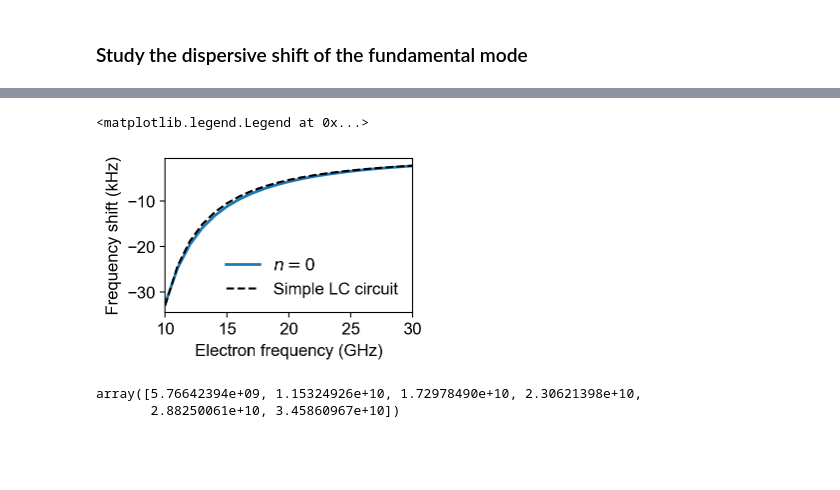
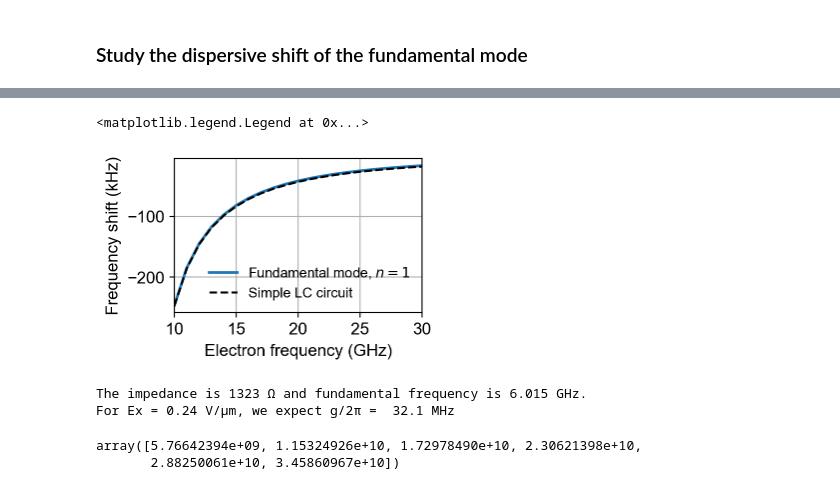
Before and after one commit to gkoolstra/quantum_electron, a Jupyter notebook: examples/97_transmission_line.ipynb, the cells around one changed output, grey strips where cells are left out. Saved outputs shown, nothing was run; the diff lists cells and outputs as text; code cells hidden in the pictures; blank space fills up the shorter version.

```diff
--- a/examples/97_transmission_line.ipynb
+++ b/examples/97_transmission_line.ipynb
@@ -545,18 +549,17 @@ eigenfreqs = np.zeros((len(dot_capacitances_fF), 6))
 
 fig = plt.figure(figsize=(6.,4.))
 
-for L_total_nH, C_total_fF in zip([200], [33]):
+for L_total_nH, C_total_fF, linestyle in zip([200], [33], ['-']):
     for m, C_dot_fF in enumerate(dot_capacitances_fF):
-
         evecs_sorted, ev_sorted, dV = make_network(dx_um=dx_um, total_length_mm=total_length_mm, C_dot_fF=C_dot_fF,
-                                                L_total_nH=L_total_nH, C_total_fF=C_total_fF, plot=False, return_all=True)
-
+                                                   L_total_nH=L_total_nH, C_total_fF=C_total_fF, plot=False, return_all=True)
 
         deltaV[m, :] = np.abs(np.array(dV))
         eigenfreqs[m, :] = np.sqrt(ev_sorted[:6]) / (2 * np.pi * 1e9)
 
     for k in range(4):
-        plt.plot(dot_capacitances_fF, deltaV[:, k] / 1e13)
+        plt.plot(dot_capacitances_fF, deltaV[:, k] / 1e13, linestyle)
+
     plt.xlabel("Dot capacitance (fF)")
     plt.ylabel("Voltage across the dot $V_0 - V_{-1}$ (a.u.)")
     plt.xlim(dot_capacitances_fF.min(), dot_capacitances_fF.max())
@@ -727,9 +730,11 @@ C_total_fF= 33
 
 s21s = np.zeros((len(dot_capacitances_fF), 10000))
 
-for m, C_dot_fF in tqdm(enumerate(dot_capacitances_fF)):
-    s21 = make_scikit_network(L_total_nH=L_total_nH, C_total_fF=C_total_fF, C_dot_fF=C_dot_fF, fmin=1e9, fmax=30e9, plot=False, return_all=True)
-    s21s[m, :] = 20 * np.log10(np.abs(s21))
+with alive_bar(len(dot_capacitances_fF), spinner='dots', force_tty=True) as bar:
+    for m, C_dot_fF in enumerate(dot_capacitances_fF):
+        s21 = make_scikit_network(L_total_nH=L_total_nH, C_total_fF=C_total_fF, C_dot_fF=C_dot_fF, fmin=1e9, fmax=30e9, plot=False, return_all=True)
+        s21s[m, :] = 20 * np.log10(np.abs(s21))
+        bar()
 # %%
 fig = plt.figure(figsize=(7.,4.))
 plt.pcolormesh(dot_capacitances_fF, np.linspace(1, 30, 10000), s21s.T)
@@ -1093,45 +1103,67 @@ from scipy.constants import elementary_charge, electron_mass
 electron_freqs = np.linspace(10e9, 30e9, 21)
 eigenfrequencies = np.zeros((len(electron_freqs), 6))
 
 fig = plt.figure(figsize=(3.2, 2))
 
 Ex = 0.24e6
+# The factor of pi comes from setting the following two equal: f0 = 1 / 2 pi sqrt(Ltotal Ctotal) = 1 / 2l sqrt(L_l C_l)
 params = {"dx_um" : 10,
           "total_length_mm" : 2,
           "C_dot_fF" : 0,
-          "L_total_nH" : np.pi*5.52,
-          "C_total_fF" : np.pi*138,
+          "L_total_nH" : np.pi*35,#5.52,
+          "C_total_fF" : np.pi*20,#138,
           "omega_e" : np.nan,
           "alpha_a_prime" : Ex,
           "alpha_b_prime" : -Ex}
 
+# First find the bare resonator frequencies by detuning the electron really far.
 params["omega_e"] = 2 * np.pi * 100e9
 evecs, efreqs = diagonalize_this(**params)
 f_no_electrons = np.sort(efreqs[1:max_modes+1])
+f0_diff = f_no_electrons[0]
 
-for k, f_e in tqdm(enumerate(electron_freqs)):
-    params["omega_e"] = 2 * np.pi * f_e
-    evecs, efreqs = diagonalize_this(**params)
-    eigenfrequencies[k] = np.sort(efreqs[1:max_modes+1])
+# Sweep the trap curvature (electron frequency) to observe the dispersive shift
+with alive_bar(len(electron_freqs), spinner='dots', force_tty=True) as bar:
+    for k, f_e in enumerate(electron_freqs):
+        params["omega_e"] = 2 * np.pi * f_e
+        evecs, efreqs = diagonalize_this(**params)
+        eigenfrequencies[k] = np.sort(efreqs[1:max_modes+1])
+        bar()
 
 # And from here we calculate the frequency shifts (measured from the bare values)
-plt.plot(electron_freqs/1e9, (eigenfrequencies[:, 0] - f_no_electrons[0]) / 1e3, color='tab:blue', label=r'$n = 0$', lw=2)
+plt.plot(electron_freqs/1e9, (eigenfrequencies[:, 0] - f0_diff) / 1e3, color='tab:blue', label=r'Fundamental mode, $n=1$', lw=2)
 
 # Calculation of the capacitance change from the dispersive shift of the differential mode.
 # The expression comes from a simple LC model, but if the resonance frequency shifts agree then this expression should be valid.
-total_capacitance = params['C_total_fF'] / np.pi * 1e-15
-delta_c = 2 * (elementary_charge) ** 2 / (electron_mass * (2 * np.pi) ** 2 * (electron_freqs ** 2 - f0_diff ** 2)) * (0.5 * (params['alpha_a_prime'] - params['alpha_b_prime'])) ** 2
+# TODO: still missing some factor of 2.
+total_capacitance = params['C_total_fF'] * 1e-15
+delta_c = (elementary_charge) ** 2 / (electron_mass * (2 * np.pi) ** 2 * (electron_freqs ** 2 - f0_diff ** 2)) * (np.sqrt(2) * (params['alpha_a_prime'] - params['alpha_b_prime'])) ** 2
 simple_lc_shift = -f0_diff * 0.5 * delta_c / total_capacitance
 
 plt.plot(electron_freqs/1e9, 1e-3 * simple_lc_shift, '--', color='black', label="Simple LC circuit")
-
 plt.xlabel("Electron frequency (GHz)")
 plt.ylabel("Frequency shift (kHz)")
+# plt.ylim(-200, 1)
+plt.grid()
 plt.xlim(electron_freqs.min()/1e9, electron_freqs.max()/1e9)
-plt.legend(loc=0, frameon=False)
+plt.legend(loc=0, frameon=False, prop={"size" : 10})
 # %% [output]
 <matplotlib.legend.Legend at 0x...>
-[figure, old version]
+[figure, new version]
+# %%
+unit_cells = params['total_length_mm'] / (params['dx_um'] * 1e-3)
+dx = params['dx_um'] * 1e-6
+L_l = params['L_total_nH'] * 1e-9 / unit_cells
+C_l = params['C_total_fF'] * 1e-15 / unit_cells
+
+Z0_diff = np.sqrt(params['L_total_nH'] * 1e-9 / (1e-15 * params['C_total_fF']))
+f0_diff = 1/(2*params['total_length_mm'] * 1e-3) * 1 / np.sqrt(L_l * C_l / dx / dx)
+
+print(f"The impedance is {Z0_diff:.0f} Ω and fundamental frequency is {f0_diff/1e9:.3f} GHz.")
+print(f"For Ex = {Ex/1e6:0.2f} V/µm, we expect g/2π = {1e-6 * np.sqrt(2) * 0.5 * q_e * Ex * np.sqrt(Z0_diff * 2 * np.pi * f0_diff / m_e) / (2 * np.pi) : .1f} MHz")
+# %% [output]
+The impedance is 1323 Ω and fundamental frequency is 6.015 GHz.
+For Ex = 0.24 V/µm, we expect g/2π =  32.1 MHz
 # %%
 f_no_electrons
 # %% [output]
```
Also changed, not shown: parts of 13 cells of this notebook, 2 other files.
